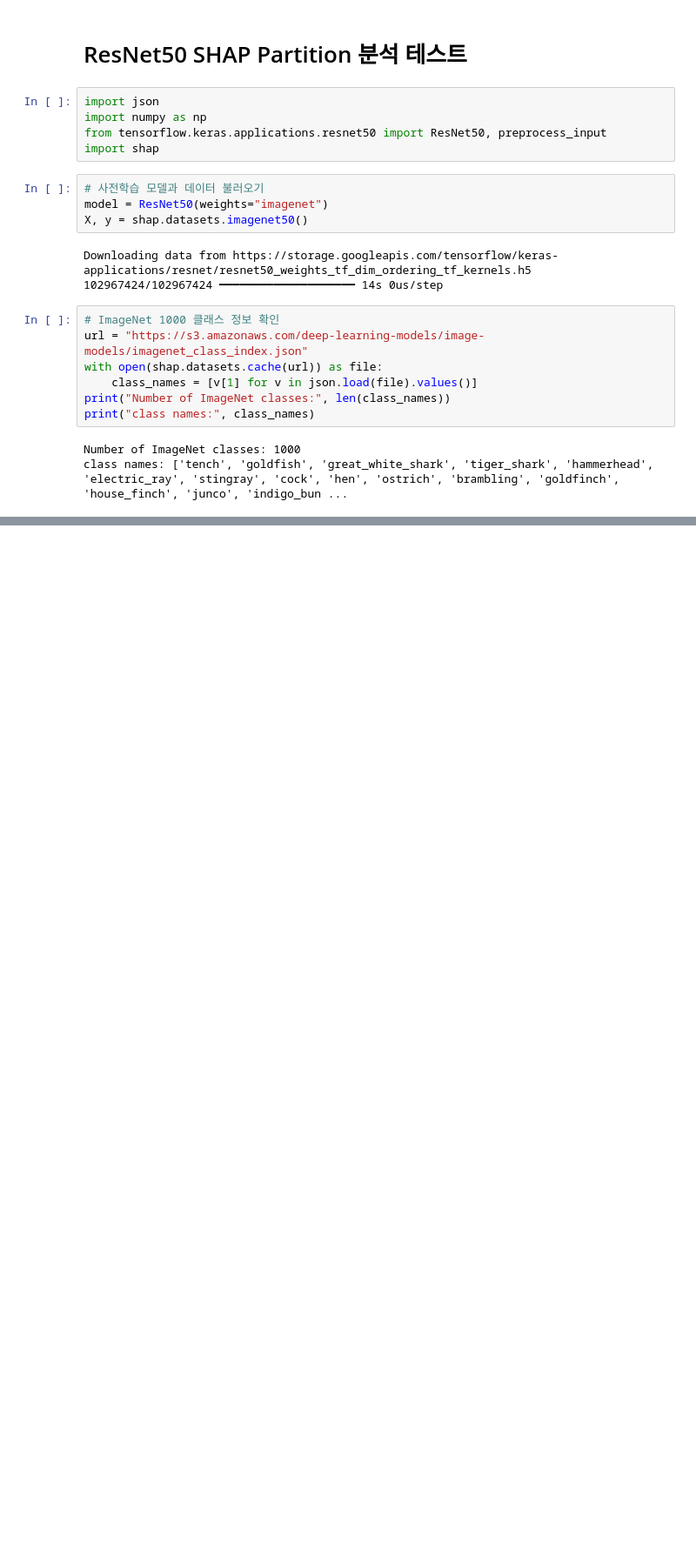
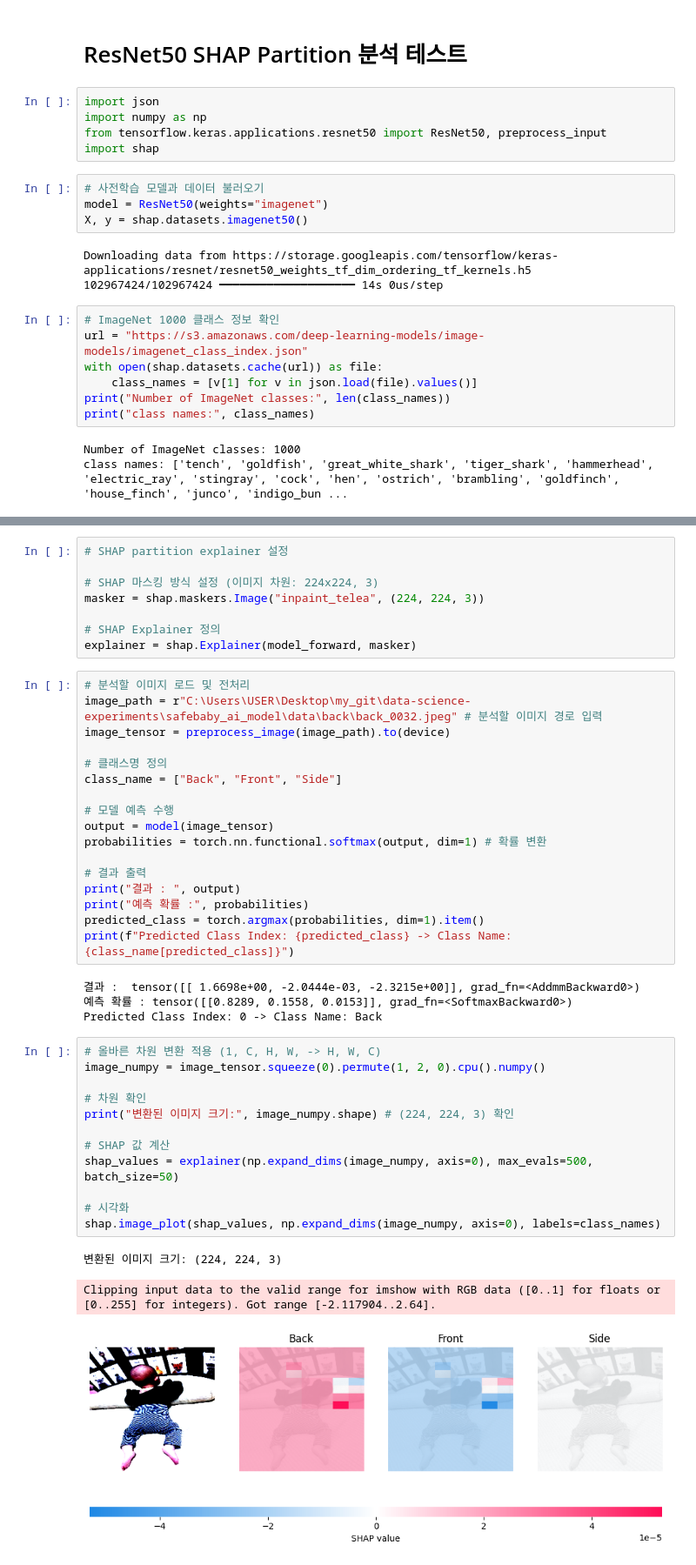
Before and after one commit to SafeBabyAI/safebaby-xai, a Jupyter notebook: shap_test.ipynb, the cells around one changed output, grey strips where cells are left out. Shown at 87% size. Drawn from its saved outputs; the diff is of its cells as text; blank space fills up the shorter version.

```diff
--- a/shap_test.ipynb
+++ b/shap_test.ipynb
@@ -43,0 +142,45 @@ explainer = shap.Explainer(f, masker, output_names=class_names)
+# %%
+# SHAP partition explainer 설정
+
+# SHAP 마스킹 방식 설정 (이미지 차원: 224x224, 3)
+masker = shap.maskers.Image("inpaint_telea", (224, 224, 3))
+
+# SHAP Explainer 정의
+explainer = shap.Explainer(model_forward, masker)
+# %%
+# 분석할 이미지 로드 및 전처리
+image_path = r"C:\Users\USER\Desktop\my_git\data-science-experiments\safebaby_ai_model\data\back\back_0032.jpeg" # 분석할 이미지 경로 입력
+image_tensor = preprocess_image(image_path).to(device)
+
+# 클래스명 정의
+class_name = ["Back", "Front", "Side"]
+
+# 모델 예측 수행
+output = model(image_tensor)
+probabilities = torch.nn.functional.softmax(output, dim=1) # 확률 변환
+
+# 결과 출력
+print("결과 : ", output)
+print("예측 확률 :", probabilities)
+predicted_class = torch.argmax(probabilities, dim=1).item()
+print(f"Predicted Class Index: {predicted_class} -> Class Name: {class_name[predicted_class]}")
+# %% [output]
+결과 :  tensor([[ 1.6698e+00, -2.0444e-03, -2.3215e+00]], grad_fn=<AddmmBackward0>)
+예측 확률 : tensor([[0.8289, 0.1558, 0.0153]], grad_fn=<SoftmaxBackward0>)
+Predicted Class Index: 0 -> Class Name: Back
+# %%
+# 올바른 차원 변환 적용 (1, C, H, W, -> H, W, C)
+image_numpy = image_tensor.squeeze(0).permute(1, 2, 0).cpu().numpy()
+
+# 차원 확인
+print("변환된 이미지 크기:", image_numpy.shape) # (224, 224, 3) 확인
+
+# SHAP 값 계산
+shap_values = explainer(np.expand_dims(image_numpy, axis=0), max_evals=500, batch_size=50)
+
+# 시각화
+shap.image_plot(shap_values, np.expand_dims(image_numpy, axis=0), labels=class_names)
+# %% [output]
+변환된 이미지 크기: (224, 224, 3)
+Clipping input data to the valid range for imshow with RGB data ([0..1] for floats or [0..255] for integers). Got range [-2.117904..2.64].
+[figure, added]
```
Also changed, not shown: parts of 10 cells of this notebook, 1 other file.
